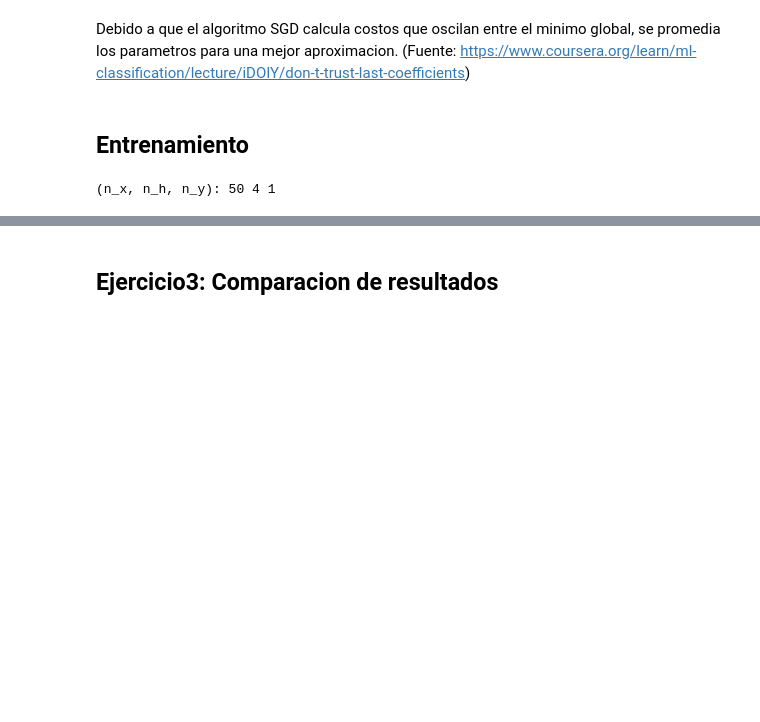
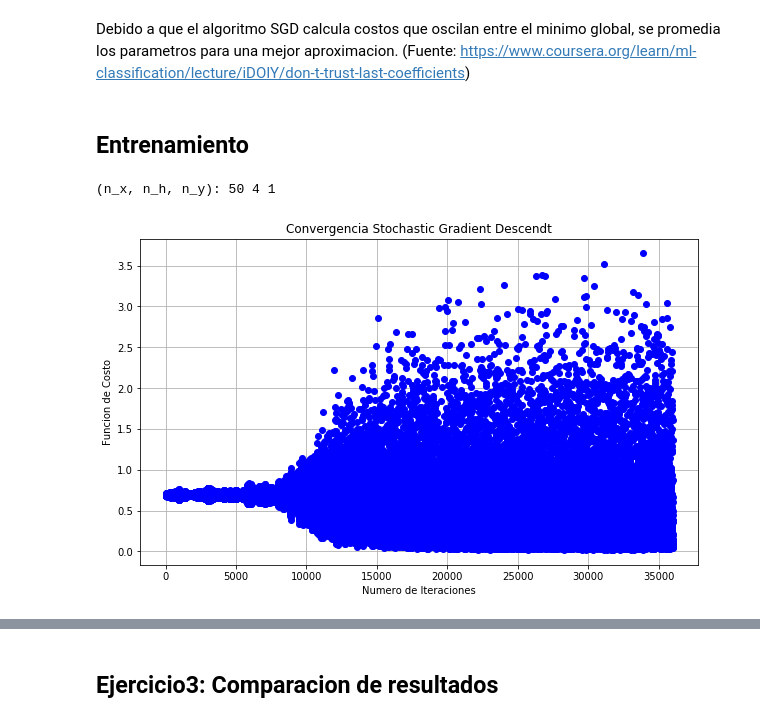
Before and after one commit to davidGCR/UCSP-Sistemas-Inteligentes-Tareas, a Jupyter notebook: Tarea3-Redes-Neuronales/Tarea-3-Solucion.ipynb, the cells around one changed output, grey strips where cells are left out. Drawn from its saved outputs; the diff is of its cells as text; code cells hidden in the pictures; blank space fills up the shorter version.

```diff
--- a/Tarea3-Redes-Neuronales/Tarea-3-Solucion.ipynb
+++ b/Tarea3-Redes-Neuronales/Tarea-3-Solucion.ipynb
@@ -747,9 +748,11 @@ costos, parameters = nn_modelo(X_train, y_train, 4, num_iterations=1,
 # %%
 # costos
 # len(costos)
-# plotConvergence(costos,len(costos))
+plotConvergence(costos,len(costos))
 # length = 500
 # plotConvergence(costos[len(costos)-length:len(costos)],length)
+# %% [output]
+[figure, added]
 # %%
 predictions = s_predict(parameters, X_test)
 accuracy = float((np.dot(y_test,predictions.T) + np.dot(1-y_test,1-predictions.T))/float(y_test.size)*100)
```
Also changed, not shown: parts of 6 cells of this notebook.
